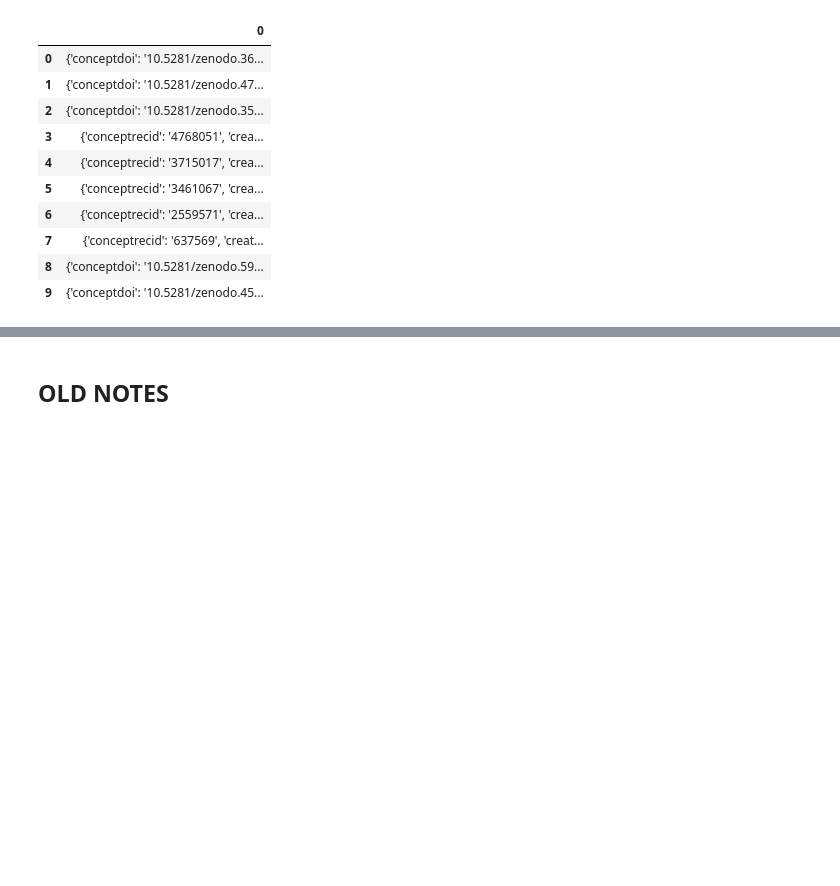
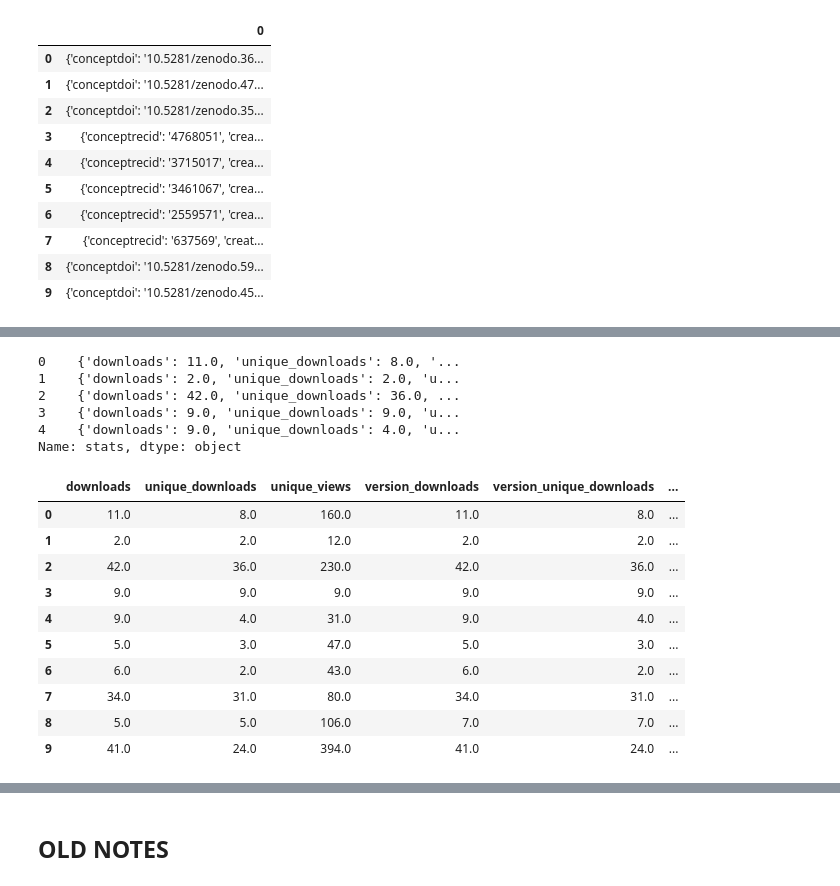
Before and after one commit to michaelbaluja/PyCurator, a Jupyter notebook: Zenodo.ipynb, the cells around one changed output, grey strips where cells are left out. Saved outputs shown, nothing was run; the diff lists cells and outputs as text; code cells hidden in the pictures; blank space fills up the shorter version.

```diff
--- a/Zenodo.ipynb
+++ b/Zenodo.ipynb
@@ -162,0 +202,25 @@ pd_output5
+# %%
+#example for 'stats'
+print(pd_output5.stats.head())
+# %% [output]
+0    {'downloads': 11.0, 'unique_downloads': 8.0, '...
+1    {'downloads': 2.0, 'unique_downloads': 2.0, 'u...
+2    {'downloads': 42.0, 'unique_downloads': 36.0, ...
+3    {'downloads': 9.0, 'unique_downloads': 9.0, 'u...
+4    {'downloads': 9.0, 'unique_downloads': 4.0, 'u...
+Name: stats, dtype: object
+# %%
+#expand 'stats' column to see what it looks like
+pd_output5['stats'].apply(pd.Series)
+# %% [output]
+|  | downloads | unique_downloads | unique_views | version_downloads | version_unique_downloads | ... |
+| 0 | 11.0 | 8.0 | 160.0 | 11.0 | 8.0 | ... |
+| 1 | 2.0 | 2.0 | 12.0 | 2.0 | 2.0 | ... |
+| 2 | 42.0 | 36.0 | 230.0 | 42.0 | 36.0 | ... |
+| 3 | 9.0 | 9.0 | 9.0 | 9.0 | 9.0 | ... |
+| 4 | 9.0 | 4.0 | 31.0 | 9.0 | 4.0 | ... |
+| 5 | 5.0 | 3.0 | 47.0 | 5.0 | 3.0 | ... |
+| 6 | 6.0 | 2.0 | 43.0 | 6.0 | 2.0 | ... |
+| 7 | 34.0 | 31.0 | 80.0 | 34.0 | 31.0 | ... |
+| 8 | 5.0 | 5.0 | 106.0 | 7.0 | 7.0 | ... |
+| 9 | 41.0 | 24.0 | 394.0 | 41.0 | 24.0 | ... |
```
Also changed, not shown: parts of 26 cells of this notebook.
